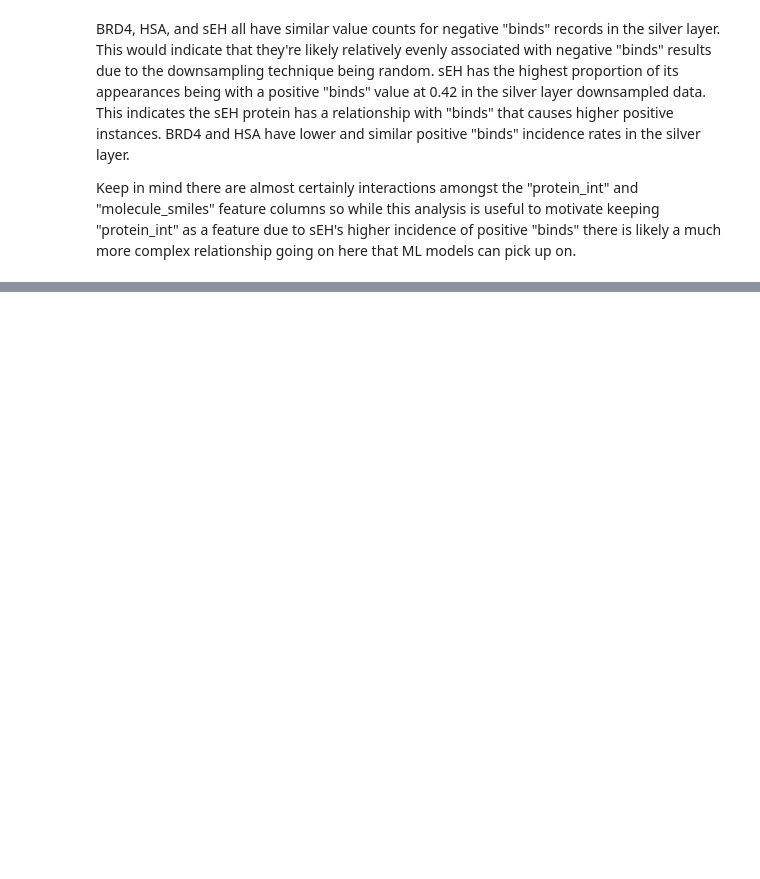
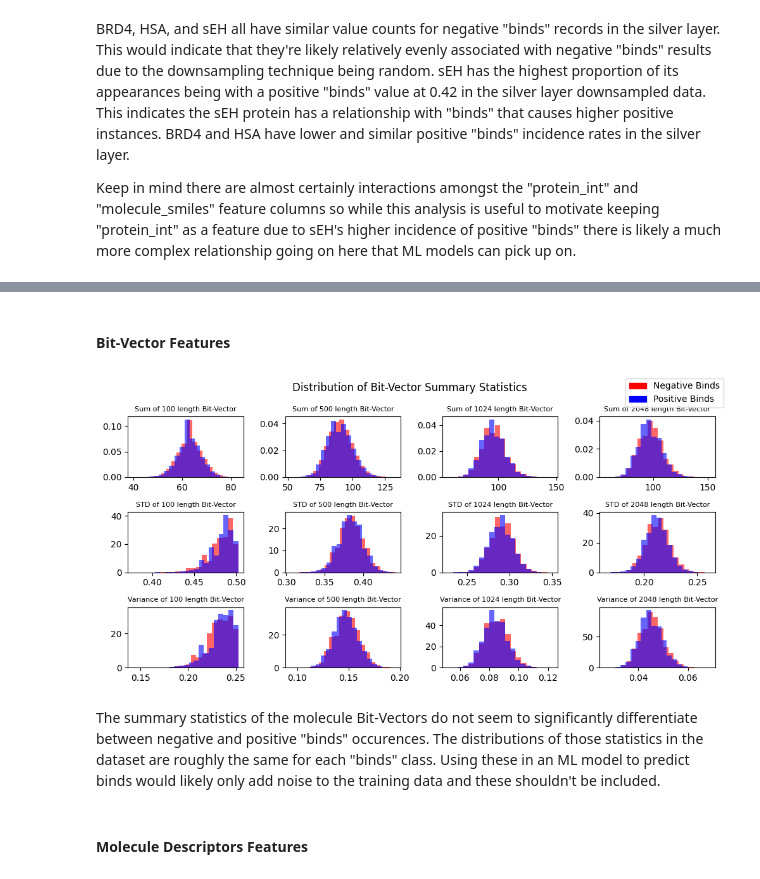
Before and after one commit to btcain4/leash-bio-ai, a Jupyter notebook: notebooks/04_gold_eda.ipynb, the cells around one changed output, grey strips where cells are left out. Drawn from its saved outputs; the diff is of its cells as text; code cells hidden in the pictures; blank space fills up the shorter version.

```diff
--- a/notebooks/04_gold_eda.ipynb
+++ b/notebooks/04_gold_eda.ipynb
@@ -89,0 +113,53 @@ Keep in mind there are almost certainly interactions amongst the "protein_int" a
+# %%
+samp_df = silver_df.sample(n=50000, with_replacement=False, seed=5)
+smiles = samp_df["molecule_smiles"].to_numpy()
+# %% [markdown]
+#### Bit-Vector Features
+# %%
+lengths = [100, 500, 1024, 2048]
+
+for length in lengths:
+    fpgen = AllChem.GetMorganGenerator(radius=3, fpSize=length)
+    bits = [gen_bit_vec(fpgen, x) for x in smiles]
+
+    bits_df = pl.DataFrame(
+        data=[pl.Series(f"bits_{length}", bits)],
+        schema={f"bits_{length}": pl.Array(pl.Int8, length)})
+    samp_df = pl.concat(items=[samp_df, bits_df], how="horizontal")
+# %%
+for length in lengths:
+    samp_df = samp_df.with_columns((pl.col(f"bits_{length}").arr.sum()).alias(f"sum_{length}"))
+    samp_df = samp_df.with_columns((pl.col(f"bits_{length}").arr.std()).alias(f"std_{length}"))
+    samp_df = samp_df.with_columns((pl.col(f"bits_{length}").arr.var()).alias(f"var_{length}"))
+# %%
+fig, ax = plt.subplots(3, 4, figsize=(10, 5))
+
+col = 0
+for length in lengths:
+
+    ax[0, col].hist(samp_df.filter(pl.col("binds")==0).select(pl.col(f"sum_{length}")), bins=20, alpha=.6, density=True, color="red")
+    ax[0, col].hist(samp_df.filter(pl.col("binds")==1).select(pl.col(f"sum_{length}")), bins=20, alpha=.6, density=True, color="blue")
+    ax[0, col].set_title(f"Sum of {length} length Bit-Vector", size=8)
+
+    ax[1, col].hist(samp_df.filter(pl.col("binds")==0).select(pl.col(f"std_{length}")), bins=20, alpha=.6, density=True, color="red")
+    ax[1, col].hist(samp_df.filter(pl.col("binds")==1).select(pl.col(f"std_{length}")), bins=20, alpha=.6, density=True, color="blue")
+    ax[1, col].set_title(f"STD of {length} length Bit-Vector", size=8)
+
+    ax[2, col].hist(samp_df.filter(pl.col("binds")==0).select(pl.col(f"var_{length}")), bins=20, alpha=.6, density=True, color="red")
+    ax[2, col].hist(samp_df.filter(pl.col("binds")==1).select(pl.col(f"var_{length}")), bins=20, alpha=.6, density=True, color="blue")
+    ax[2, col].set_title(f"Variance of {length} length Bit-Vector", size=8)
+
+    col += 1
+
+blue_patch = mpatches.Patch(color='blue', label='Positive Binds')
+red_patch = mpatches.Patch(color='red', label='Negative Binds')
+fig.legend(handles=[red_patch, blue_patch])
+
+fig.suptitle("Distribution of Bit-Vector Summary Statistics")
+fig.tight_layout()
+# %% [output]
+[figure, added]
+# %% [markdown]
+The summary statistics of the molecule Bit-Vectors do not seem to significantly differentiate between negative and positive "binds" occurences. The distributions of those statistics in the dataset are roughly the same for each "binds" class. Using these in an ML model to predict binds would likely only add noise to the training data and these shouldn't be included.
+# %% [markdown]
+#### Molecule Descriptors Features
```
Also changed, not shown: parts of 41 cells of this notebook, 2 other files.
